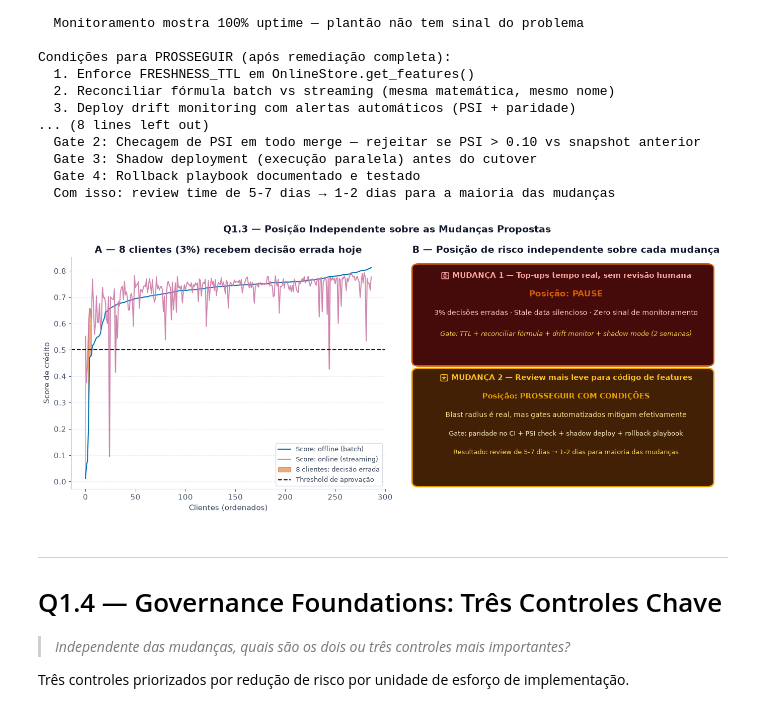
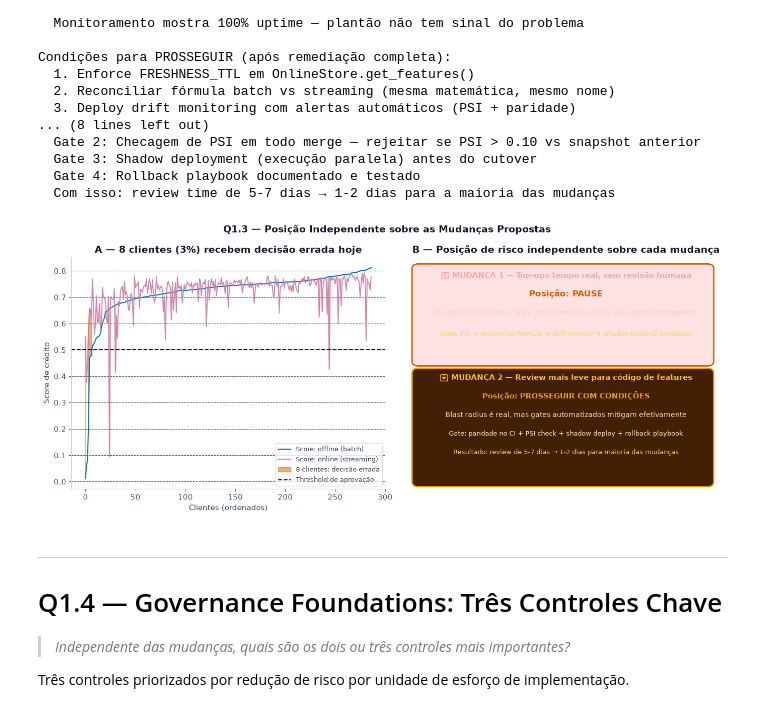
Before and after one commit to Cristiano2132/nubank-model-risk-business-case, a Jupyter notebook: business_case_answers.ipynb, the cells around one changed output. Cells and saved outputs as stored; diff of their text form; code cells hidden in the pictures.

Commit message:
style: fix font colors and annotations for light theme visibility

```diff
--- a/business_case_answers.ipynb
+++ b/business_case_answers.ipynb
@@ -63,7 +63,7 @@ def style_chart(ax):
     ax.spines['right'].set_visible(False)
     ax.spines['left'].set_color('#cbd5e1')
     ax.spines['bottom'].set_color('#cbd5e1')
-    ax.grid(axis='y', linestyle='--', alpha=0.7, color='#e2e8f0')
+    ax.grid(axis='y', linestyle='--', alpha=0.7, color='#0f172a')
     ax.tick_params(colors='#475569')
 
 COL_OFFLINE = '#0072B2' # Blue
@@ -611,35 +611,35 @@ ax.set_title(f'A — {n_diff_dec} clientes ({pct_diff:.0f}%) recebem decisão er
 ax.legend(fontsize=9, loc='lower right'); style_chart(ax)
 
 # B: Position panel
 ax = axes[1]
 ax.set_xlim(0, 10); ax.set_ylim(0, 10); ax.axis('off')
 
 ax.add_patch(mpatches.FancyBboxPatch((0.3, 5.5), 9.2, 4.0,
-             boxstyle='round,pad=0.2', facecolor='#450a0a', edgecolor=COL_HI, linewidth=2))
+             boxstyle='round,pad=0.2', facecolor='#fee2e2', edgecolor=COL_HI, linewidth=2))
 ax.text(5, 9.1, '🔴 MUDANÇA 1 — Top-ups tempo real, sem revisão humana',
         ha='center', fontsize=11, color='#fca5a5', fontweight='bold')
 ax.text(5, 8.3, 'Posição: PAUSE', ha='center', fontsize=12, color=COL_HI, fontweight='bold')
 ax.text(5, 7.5, f'{pct_diff:.0f}% decisões erradas · Stale data silencioso · Zero sinal de monitoramento',
         ha='center', fontsize=10, color='#fecaca')
 ax.text(5, 6.6, 'Gate: TTL + reconciliar fórmula + drift monitor + shadow mode (2 semanas)',
         ha='center', fontsize=9, color='#fcd34d', style='italic')
 
 ax.add_patch(mpatches.FancyBboxPatch((0.3, 0.3), 9.2, 4.7,
              boxstyle='round,pad=0.2', facecolor='#422006', edgecolor=COL_MED, linewidth=2))
 ax.text(5, 4.7, '🟡 MUDANÇA 2 — Review mais leve para código de features',
         ha='center', fontsize=11, color='#fbbf24', fontweight='bold')
 ax.text(5, 3.9, 'Posição: PROSSEGUIR COM CONDIÇÕES', ha='center', fontsize=11, color=COL_MED, fontweight='bold')
 ax.text(5, 3.1, 'Blast radius é real, mas gates automatizados mitigam efetivamente',
         ha='center', fontsize=10, color='#fde68a')
 ax.text(5, 2.3, 'Gate: paridade no CI + PSI check + shadow deploy + rollback playbook',
         ha='center', fontsize=9, color='#fef3c7')
 ax.text(5, 1.5, 'Resultado: review de 5-7 dias → 1-2 dias para maioria das mudanças',
         ha='center', fontsize=9, color='#fcd34d')
 ax.set_title('B — Posição de risco independente sobre cada mudança')
 fig.tight_layout()
 plt.show()
 # %% [output]
-[figure, old version]
+[figure, new version]
 # %% [markdown]
 ---
 # Q1.4 — Governance Foundations: Três Controles Chave
```
Also changed, not shown: parts of 8 cells of this notebook.
